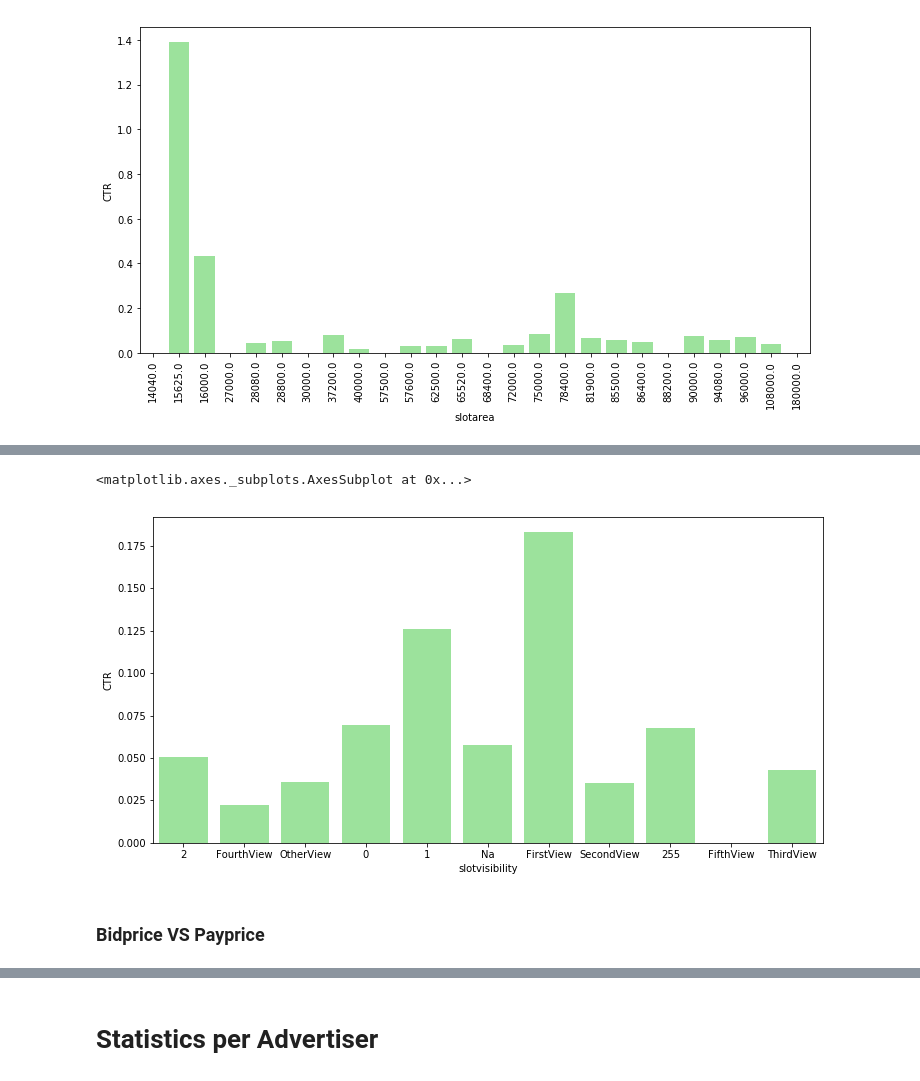
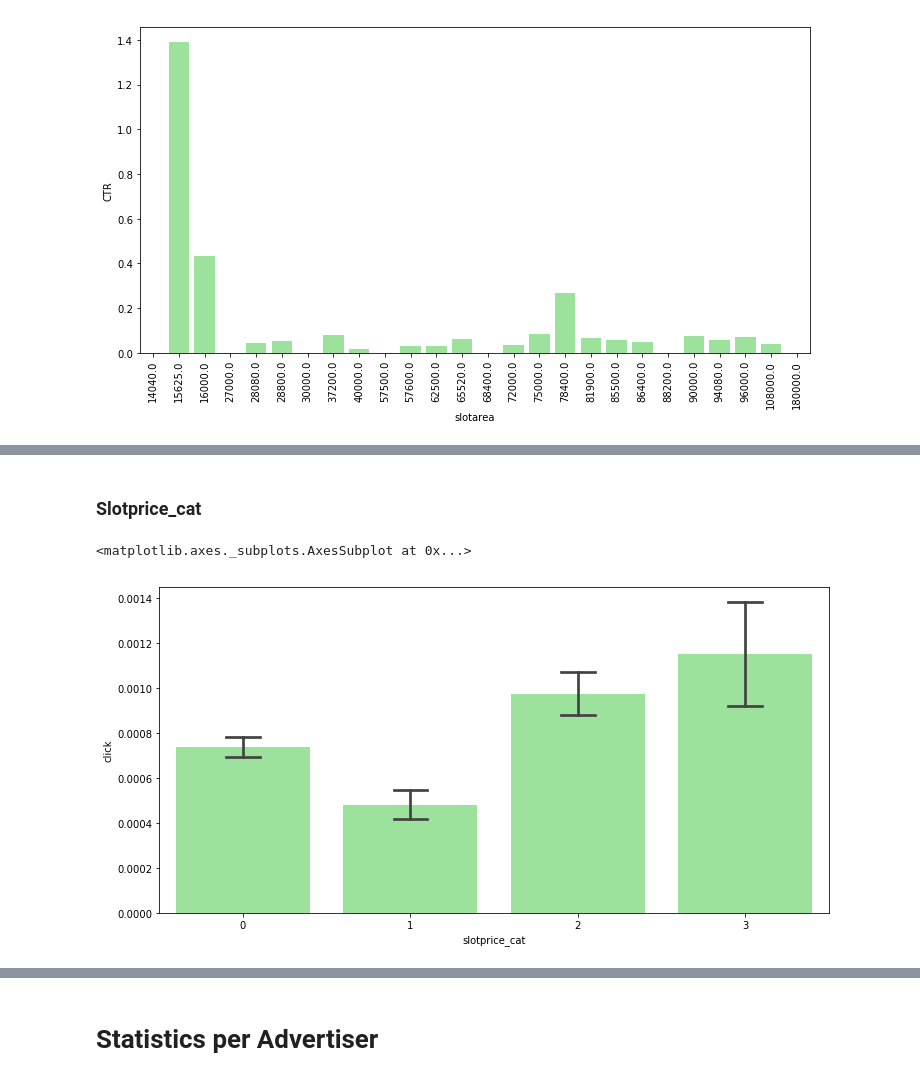
Before and after one commit to asfakianakis/COMPGW02_Web_Economics, a Jupyter notebook: Achilleas/Data Exploration.ipynb, the cells around one changed output, grey strips where cells are left out. Cells and saved outputs as stored; diff of their text form; code cells hidden in the pictures.

Commit message:
Added feature engineering

```diff
--- a/Achilleas/Data Exploration.ipynb
+++ b/Achilleas/Data Exploration.ipynb
@@ -95,6 +93,2 @@ nulls_df
-# %%
-train["os"] = train["useragent"].map(lambda x: x.split("_")[0])
-train["browser"] = train["useragent"].map(lambda x: x.split("_")[1])
-train["slotarea"] = train["slotwidth"]*train["slotheight"].astype("category")
 # %% [markdown]
 # Aggregated Statistics
@@ -153,0 +379,2 @@ sns.barplot(x = "os", y = "CTR", data = Aggregated_CTR(train, "os"), color = "li
+# %%
+train = FeatureEngineering(train)
@@ -173,8 +477,15 @@ plt.xticks(rotation = 90)
+# %% [markdown]
+### Slotprice_cat
+# %%
+train["slotprice_cat"] = 0
+
+train.loc[ train["slotprice"] <= 10, "slotprice_cat"] = 0
+train.loc[ (train["slotprice"] > 10) & (train["slotprice"] <= 50), "slotprice_cat"] = 1
+train.loc[ (train["slotprice"] > 50) & (train["slotprice"] <= 100), "slotprice_cat"] = 2
+train.loc[ train["slotprice"] > 100, "slotprice_cat"] = 3
 # %%
 plt.figure(figsize = (12,6))
-sns.barplot(x = "slotvisibility", y = "CTR", data = Aggregated_CTR(train, "slotvisibility"), color = "lightgreen")
+sns.barplot(x = "slotprice_cat", y = "click", data = train, color = "lightgreen", capsize = 0.2)
 # %% [output]
 <matplotlib.axes._subplots.AxesSubplot at 0x...>
-[figure, old version]
+[figure, new version]
-# %% [markdown]
-### Bidprice VS Payprice
```
Also changed, not shown: parts of 64 cells of this notebook.
